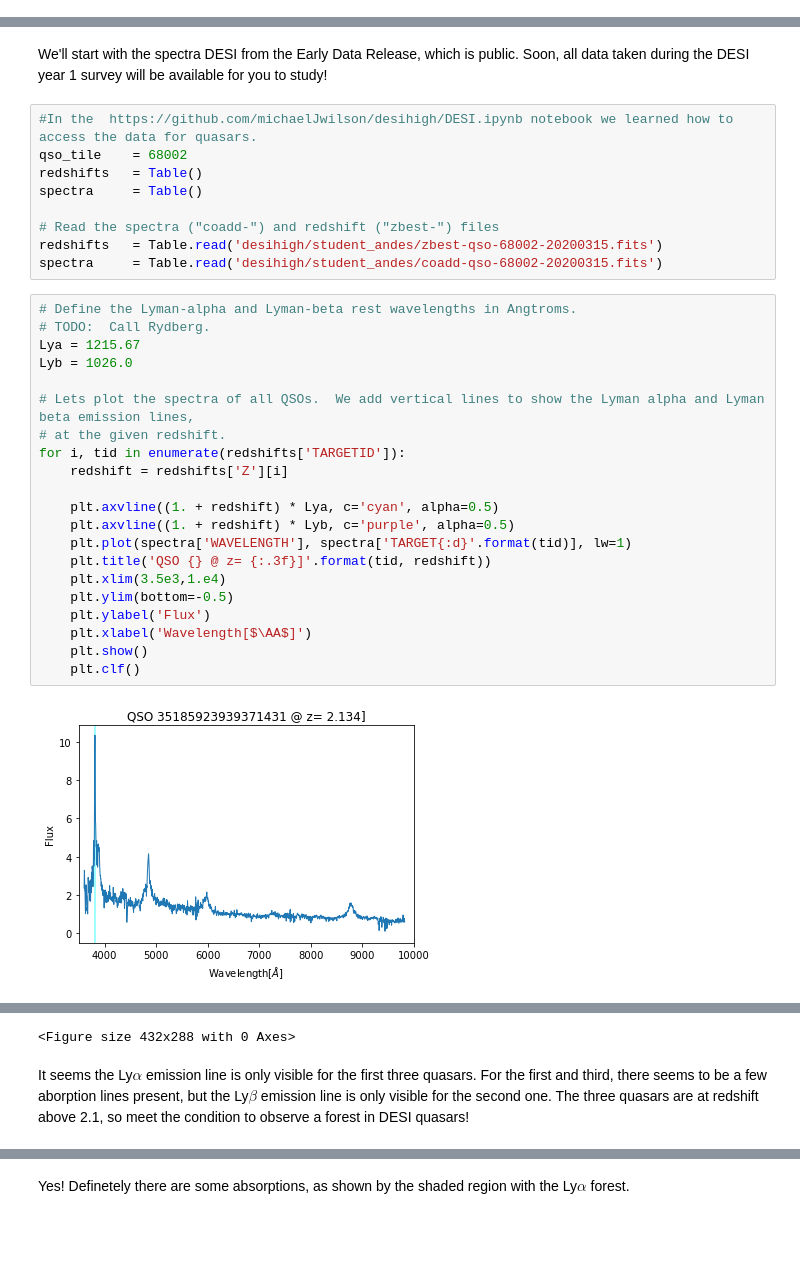
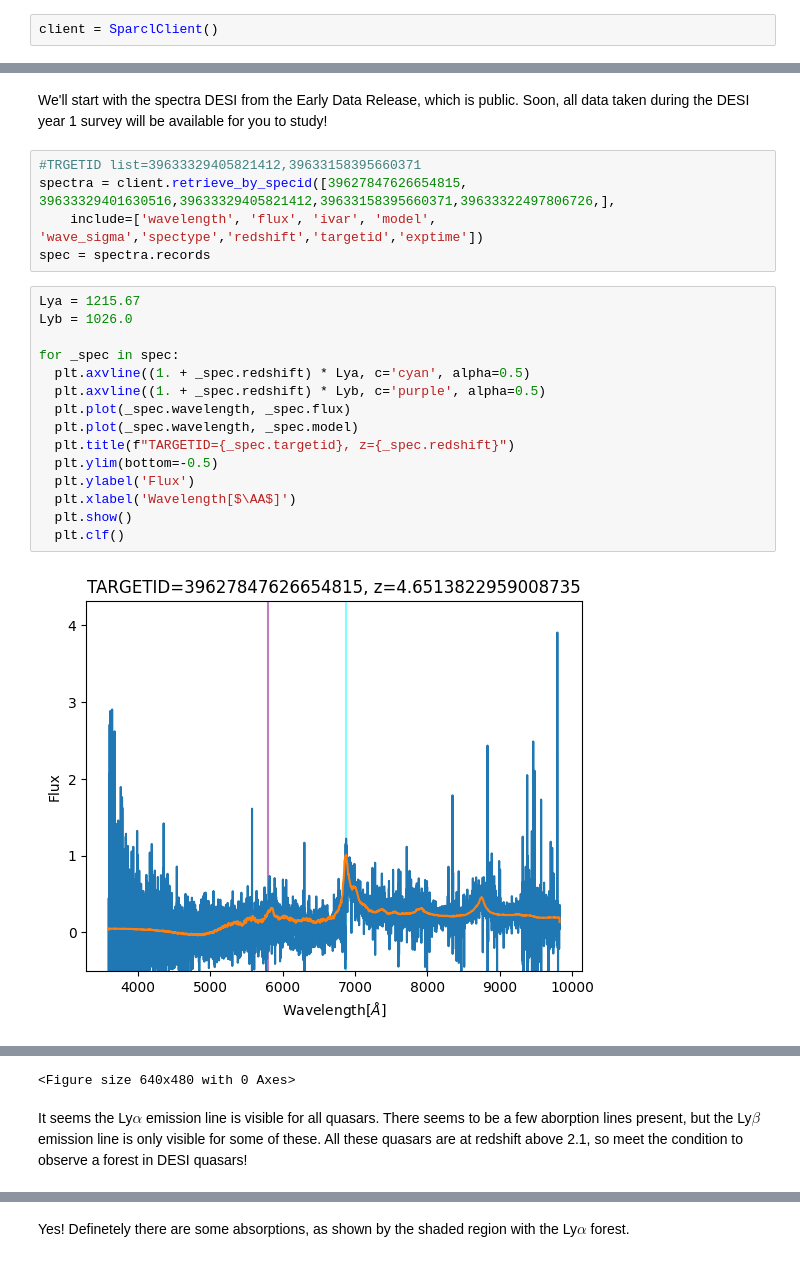
Before and after one commit to alxogm/ICF2024_lya, a Jupyter notebook: Lymanalphaforest_explorers.ipynb, the cells around one changed output, grey strips where cells are left out. Saved outputs shown, nothing was run; the diff lists cells and outputs as text; blank space fills up the shorter version.

```diff
--- a/Lymanalphaforest_explorers.ipynb
+++ b/Lymanalphaforest_explorers.ipynb
@@ -19,3 +28,5 @@ from   io                      import  BytesIO
+# %%
+client = SparclClient()
 # %%
 
 def cutout(ax, ra, dec,scale=0.5):
@@ -81,35 +95,25 @@ By observing more that 700,000 distant quasars, DESI datasets will revolutionse
 Without further ado, lets begin an exploration of DESI's forests!
 # %% [markdown]
 We'll start with the spectra DESI from the Early Data Release, which is public.  Soon, all data taken during the DESI year 1 survey will be available for you to study!
-# %%
-#In the  https://github.com/michaelJwilson/desihigh/DESI.ipynb notebook we learned how to access the data for quasars.
-qso_tile    = 68002
-redshifts   = Table()
-spectra     = Table()
-
-# Read the spectra ("coadd-") and redshift ("zbest-") files
-redshifts   = Table.read('desihigh/student_andes/zbest-qso-68002-20200315.fits')
-spectra     = Table.read('desihigh/student_andes/coadd-qso-68002-20200315.fits')
+# %%
+#TRGETID list=39633329405821412,39633158395660371
+spectra = client.retrieve_by_specid([39627847626654815, 39633329401630516,39633329405821412,39633158395660371,39633322497806726,],
+    include=['wavelength', 'flux', 'ivar', 'model', 'wave_sigma','spectype','redshift','targetid','exptime'])
+spec = spectra.records
 # %%
-# Define the Lyman-alpha and Lyman-beta rest wavelengths in Angtroms.
-# TODO:  Call Rydberg.
 Lya = 1215.67
 Lyb = 1026.0
 
-# Lets plot the spectra of all QSOs.  We add vertical lines to show the Lyman alpha and Lyman beta emission lines,
-# at the given redshift.
-for i, tid in enumerate(redshifts['TARGETID']):
-    redshift = redshifts['Z'][i]
-
-    plt.axvline((1. + redshift) * Lya, c='cyan', alpha=0.5)
-    plt.axvline((1. + redshift) * Lyb, c='purple', alpha=0.5)
-    plt.plot(spectra['WAVELENGTH'], spectra['TARGET{:d}'.format(tid)], lw=1)
-    plt.title('QSO {} @ z= {:.3f}]'.format(tid, redshift))
-    plt.xlim(3.5e3,1.e4)
-    plt.ylim(bottom=-0.5)
-    plt.ylabel('Flux')
-    plt.xlabel('Wavelength[$\AA$]')
-    plt.show()
-    plt.clf()
+for _spec in spec:
+  plt.axvline((1. + _spec.redshift) * Lya, c='cyan', alpha=0.5)
+  plt.axvline((1. + _spec.redshift) * Lyb, c='purple', alpha=0.5)
+  plt.plot(_spec.wavelength, _spec.flux)
+  plt.plot(_spec.wavelength, _spec.model)
+  plt.title(f"TARGETID={_spec.targetid}, z={_spec.redshift}")
+  plt.ylim(bottom=-0.5)
+  plt.ylabel('Flux')
+  plt.xlabel('Wavelength[$\AA$]')
+  plt.show()
+  plt.clf()
 # %% [output]
-[figure, old version]
+[figure, new version]
@@ -120,5 +125,5 @@ for i, tid in enumerate(redshifts['TARGETID']):
-<Figure size 432x288 with 0 Axes>
+<Figure size 640x480 with 0 Axes>
 # %% [markdown]
 
-It seems the Ly$\alpha$ emission line is only visible for the first three quasars.  For the first and third, there seems to be a few aborption lines present, but the Ly$\beta$ emission line is only visible for the second one. The three quasars are at redshift above 2.1, so meet the condition to observe a forest in DESI quasars!
+It seems the Ly$\alpha$ emission line is visible for all quasars. There seems to be a few aborption lines present, but the Ly$\beta$ emission line is only visible for some of these. All these quasars are at redshift above 2.1, so meet the condition to observe a forest in DESI quasars!
 # %% [markdown]
```
Also changed, not shown: parts of 12 cells of this notebook.
